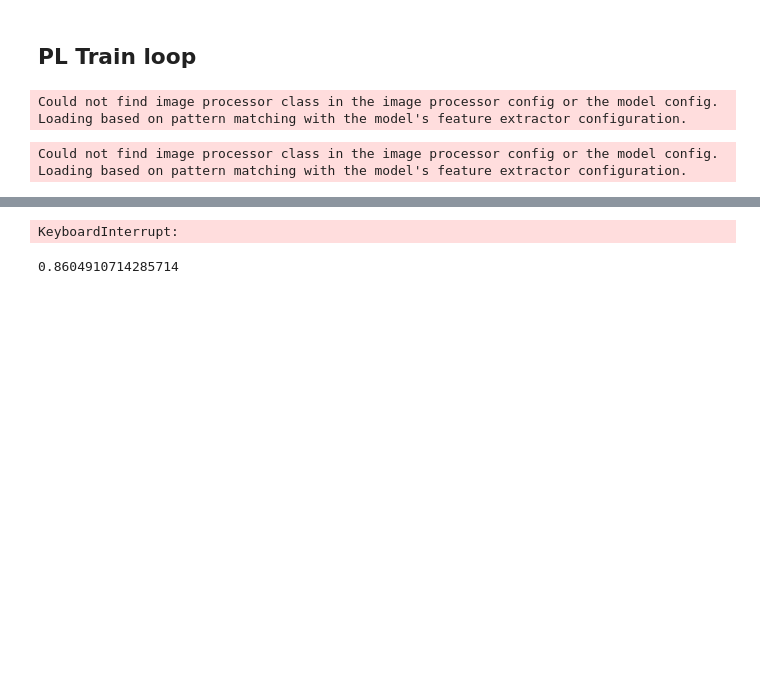
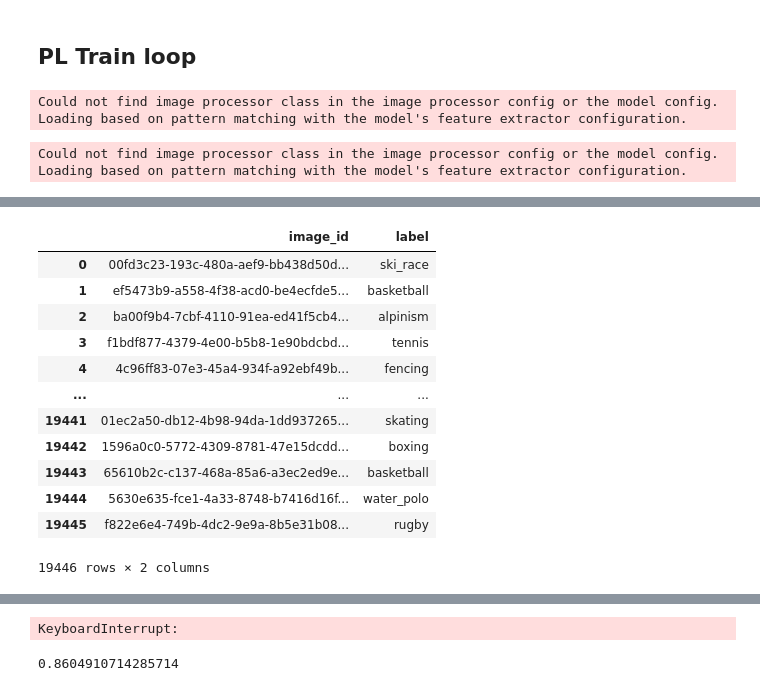
Before and after one commit to ikekz/made_cv_02_23, a Jupyter notebook: playground.ipynb, the cells around one changed output, grey strips where cells are left out. Drawn from its saved outputs; the diff is of its cells as text; code cells hidden in the pictures; blank space fills up the shorter version.

```diff
--- a/playground.ipynb
+++ b/playground.ipynb
@@ -514,0 +598,22 @@ trainer.test(pl_model, dataloaders=test_dataloader)
+# %%
+t1 = pd.read_csv("submit.csv")
+t2 = pd.read_csv(f"{PATH_TO_TRAIN_DATA}/test.csv")
+# %%
+t = pd.concat([t2, t1], axis=1)
+t.columns = ["image_id", "label"]
+# %%
+t
+# %% [output]
+|  | image_id | label |
+| 0 | 00fd3c23-193c-480a-aef9-bb438d50d... | ski_race |
+| 1 | ef5473b9-a558-4f38-acd0-be4ecfde5... | basketball |
+| 2 | ba00f9b4-7cbf-4110-91ea-ed41f5cb4... | alpinism |
+| 3 | f1bdf877-4379-4e00-b5b8-1e90bdcbd... | tennis |
+| 4 | 4c96ff83-07e3-45a4-934f-a92ebf49b... | fencing |
+| ... | ... | ... |
+| 19441 | 01ec2a50-db12-4b98-94da-1dd937265... | skating |
+| 19442 | 1596a0c0-5772-4309-8781-47e15dcdd... | boxing |
+| 19443 | 65610b2c-c137-468a-85a6-a3ec2ed9e... | basketball |
+| 19444 | 5630e635-fce1-4a33-8748-b7416d16f... | water_polo |
+| 19445 | f822e6e4-749b-4dc2-9e9a-8b5e31b08... | rugby |
+19446 rows × 2 columns
```
Also changed, not shown: parts of 16 cells of this notebook, 1 other file.
